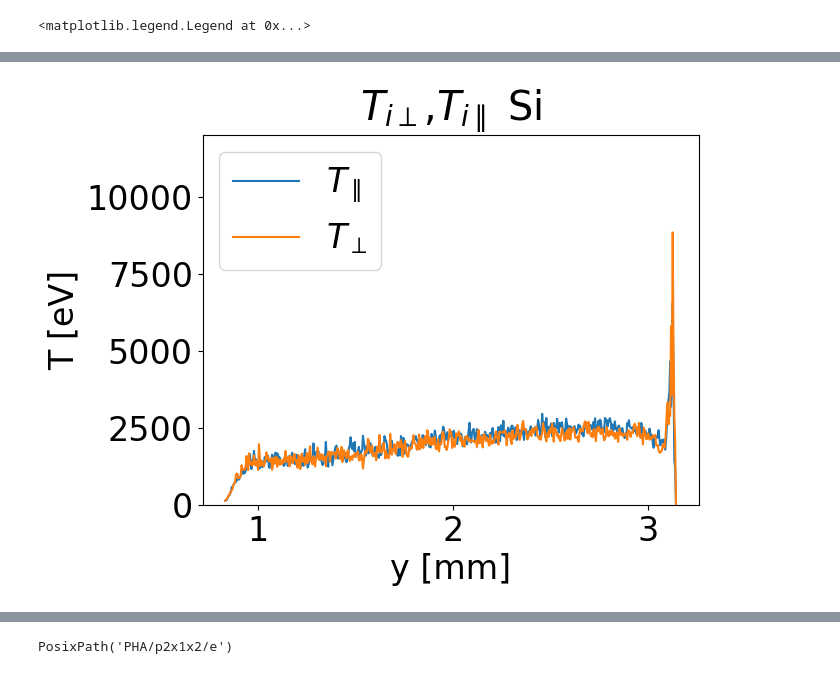
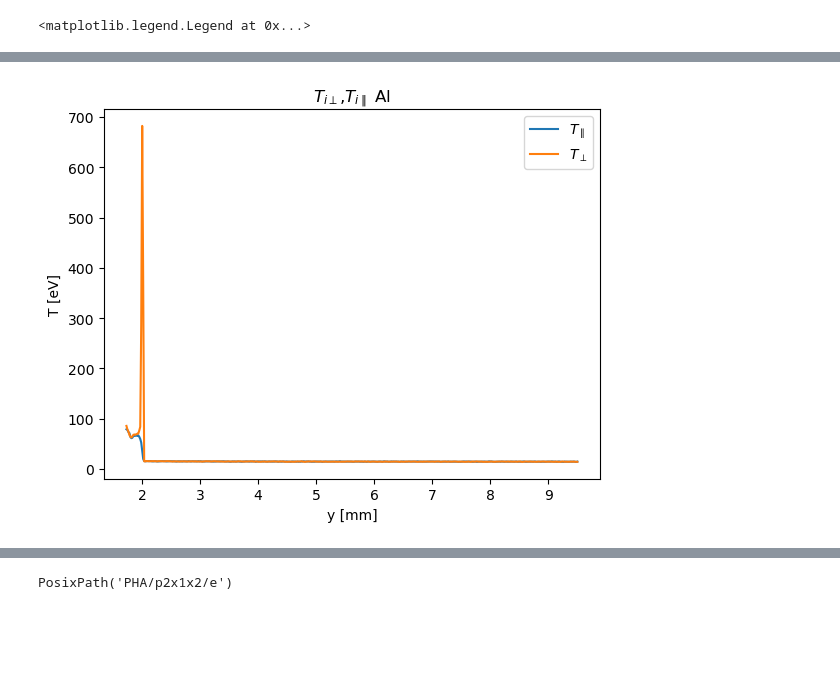
Before and after one commit to Schaeffer-Lab/MagShockZ, a Jupyter notebook: analysis_notebooks/OSIRIS/analysis_using_pyvisos.ipynb, the cells around one changed output, grey strips where cells are left out. Cells and saved outputs as stored; diff of their text form; code cells hidden in the pictures; blank space fills up the shorter version.

```diff
--- a/analysis_notebooks/OSIRIS/analysis_using_pyvisos.ipynb
+++ b/analysis_notebooks/OSIRIS/analysis_using_pyvisos.ipynb
@@ -8,7 +8,7 @@ import matplotlib.pyplot as plt
 import osiris_utils as ou
 import astropy
 import plasmapy
-plt.rcParams['font.size'] = 24
+# plt.rcParams['font.size'] = 24
 # %%
 # This is already built in to osiris_utils but I am lazy so I will put it here.
 # In the future this will be a gorgeous beautiful .py file rather than an ugly disgusting jupyter notebook, worry not.
@@ -55,7 +102,7 @@ charge_si: DENSITY/si/charge
 # To begin, we can give it a specific input deck and corresponding simulation data, which can be accessed
 # from the high level `osiris_utils.Simulation` object
 
-simulation_folder = "/pscratch/sd/d/dschnei/perlmutter_2.7.2d/perlmutter_2d.2d" # Modify as needed
+simulation_folder = "/pscratch/sd/d/dschnei/perlmutter_2.8.2d/perlmutter_2d.2d" # Modify as needed
 sim = ou.Simulation(input_deck_path=simulation_folder)
 print(f"Simulation: {sim}")
 print(sim.__dict__.keys())
@@ -94,7 +141,7 @@ print(f"ion inertial length (real): {np.round(ion_inertial_length_real,2)} cm")
 electron_inertial_length_real = 5.31e5 * np.sqrt(1 / n0).value
 print(f"electron inertial length (real): {np.round(electron_inertial_length_real,5)} cm")
 # Real magnetic field value
-B_real = 75000 * astropy.units.Gauss
+B_real = 100000 * astropy.units.Gauss
 
 B_norm = (astropy.constants.m_e * wpe / astropy.constants.e.si).to(astropy.units.Gauss)
 print(f"B_norm: {B_norm}")
@@ -137,15 +184,13 @@ omega_ci: 7.211707870028227e-05 wpe
 # %%
-t = 35
-# pha_p1_times = sorted((sim_dir / pha_p1_al).glob("*.h5"))
-# pha_p2_times = sorted((sim_dir / pha_p2_al).glob("*.h5"))
-pha_p1_times = sorted((sim_dir / pha_p1_si).glob("*.h5"))
-pha_p2_times = sorted((sim_dir / pha_p2_si).glob("*.h5"))
+t = 0
+pha_p1_times = sorted((sim_dir / pha_p1_al).glob("*.h5"))
+pha_p2_times = sorted((sim_dir / pha_p2_al).glob("*.h5"))
+# pha_p1_times = sorted((sim_dir / pha_p1_si).glob("*.h5"))
+# pha_p2_times = sorted((sim_dir / pha_p2_si).glob("*.h5"))
 density_times = sorted((sim_dir / charge_si).glob("*.h5"))
 pha_p1_data = osh5io.read_h5(pha_p1_times[t].as_posix())
 pha_p2_data = osh5io.read_h5(pha_p2_times[t].as_posix())
 density_data = osh5io.read_h5(density_times[t*3].as_posix())
 
 print(f"shape of phase space data p1x1x2 is: {np.shape(pha_p1_data)}")
-# One of these files is 257MB and the shape is 2048 * 16 * 2048
-# I want to make new phase space data that is 6000 * 16 * 512
 # %% [output]
@@ -234,7 +278,7 @@ ax.legend()
 # %%
 # It would be useful to scale these back into real units
 # use vth = sqrt(T/(mc^2)) -> T = vth^2 * rqm * m_e * c^2
-rqm = deck.species['si'].rqm
+rqm = deck.species['al'].rqm
 # print(rqm)
 
 T1_real = (T1 * rqm * astropy.constants.m_e * astropy.constants.c**2).to('eV')
@@ -244,14 +288,14 @@ plt.plot( x2_axis_real, T1_real[np.shape(T1_real)[0]//2,:], label=r'$T_\parallel
 T2_real = (T2 * rqm * astropy.constants.m_e * astropy.constants.c**2).to('eV')
 plt.plot(x2_axis_real, T2_real[np.shape(T2_real)[0]//2,:], label=r'$T_\perp$')
 
-# plt.plot(x2_axis_real, T2_real[np.shape(T2_real)[0]//2,:]/T1_real[np.shape(T1_real)[0]//2,:], label=r'$T_\perp/T_\parallel$')
+# plt.plot(T2_real[np.shape(T2_real)[0]//2,:]/T1_real[np.shape(T1_real)[0]//2,:], label=r'$T_\perp/T_\parallel$')
 ax = plt.gca()
-# ax.set_xlim(3.3, 5)
-ax.set_ylim(0, 12000)
+# ax.set_xlim(3.2, 5)
+# ax.set_ylim(0, 12000)
 plt.ylabel(r'T [eV]')
 plt.xlabel('y [mm]')
 # plt.title(rf"$T_\perp / T_\parallel, t = {round((density_data.run_attrs['TIME'][0] *omega_ci /omega_ci_real).to('ns'),2)}$")
-plt.title(r"$T_{i\perp}$,$T_{i\parallel}$ Si")
+plt.title(r"$T_{i\perp}$,$T_{i\parallel}$ Al")
 ax.legend()
 # %% [output]
 <matplotlib.legend.Legend at 0x...>
@@ -266,4 +310,4 @@ ax.legend()
-[figure, old version]
+[figure, new version]
 # %%
 osh5vis.osplot(pha_p2_data[500:-500,8,:-1000], vmax = 30,cmap = 'plasma',colorbar=False)
 # osh5vis.osplot(pha_p2_data[500:-500,8,600:-1200], vmax = 30)
```
Also changed, not shown: parts of 12 cells of this notebook, 33 other files.
